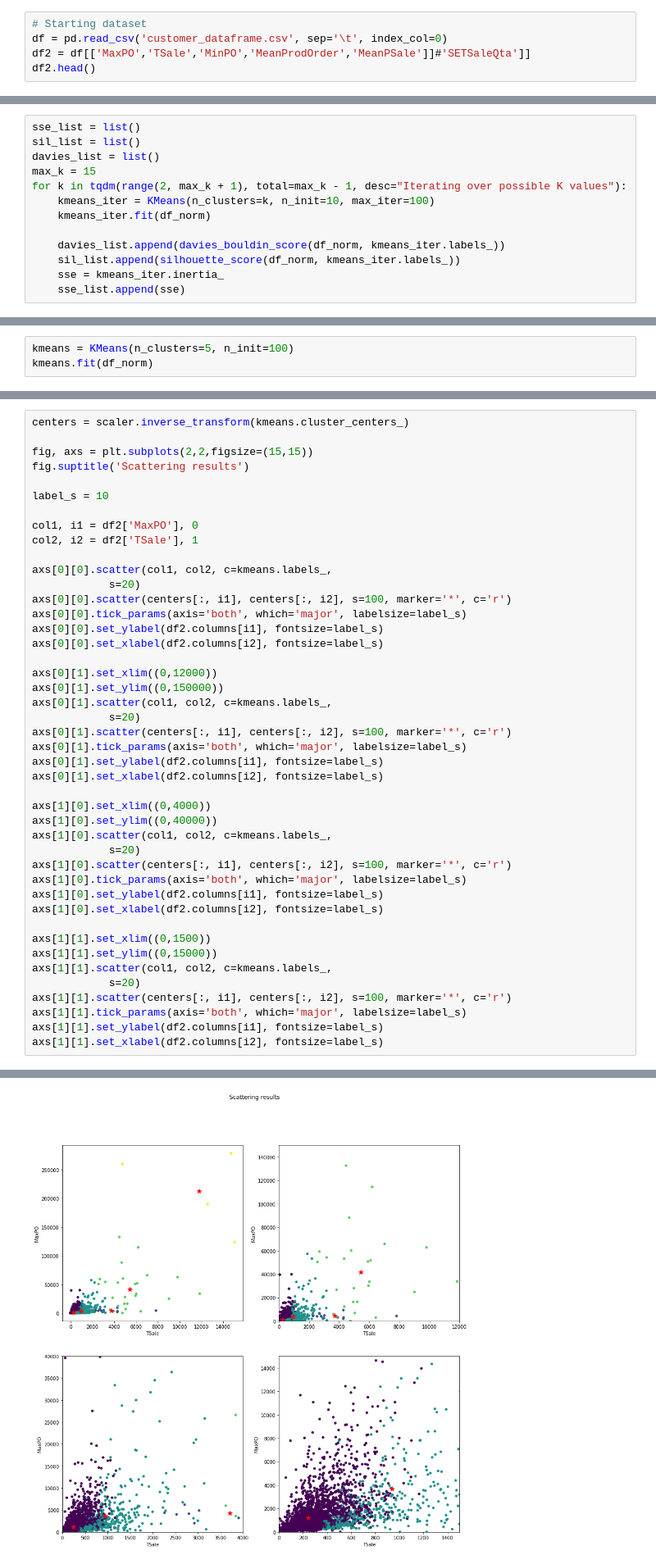
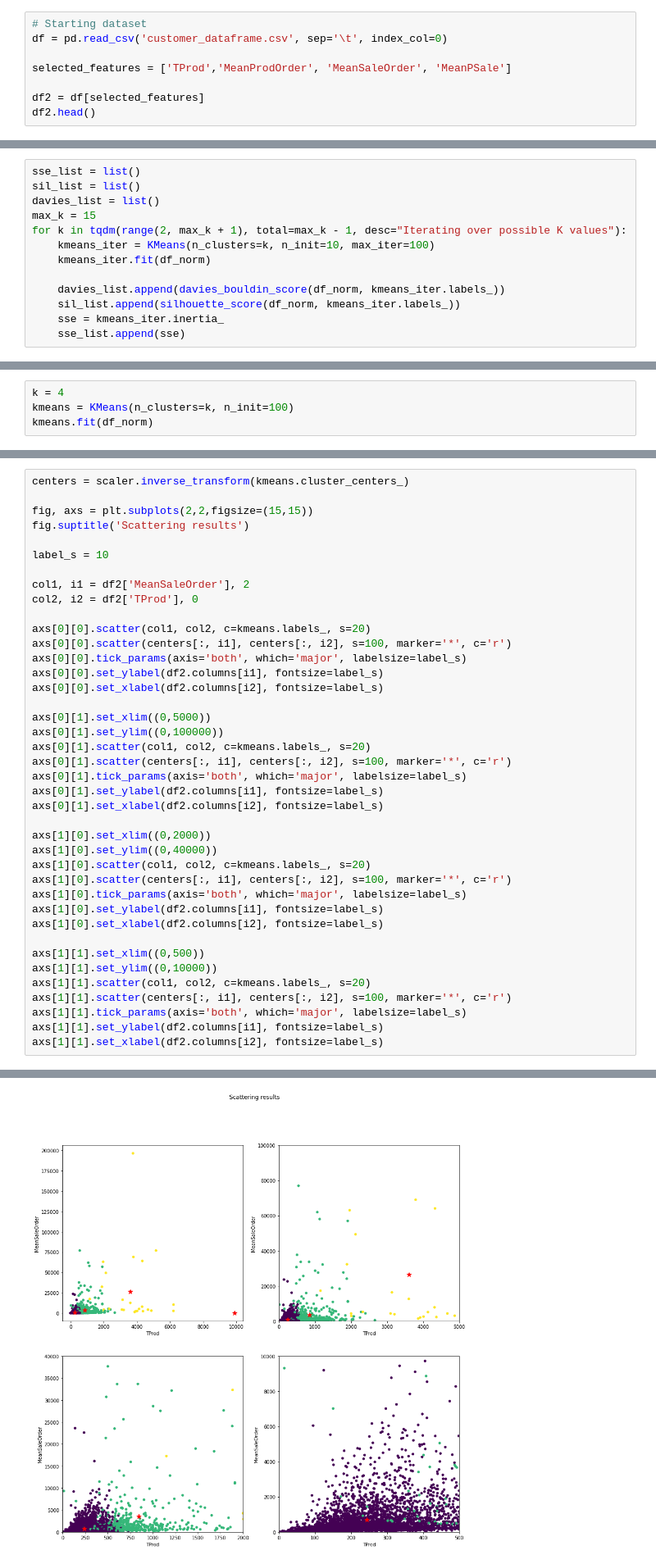
Before and after one commit to AlexPasqua/DM-project, a Jupyter notebook: DataClusteringKMeans.ipynb, the cells around one changed output, grey strips where cells are left out. Shown at 82% size. Drawn from its saved outputs; the diff is of its cells as text.

```diff
--- a/DataClusteringKMeans.ipynb
+++ b/DataClusteringKMeans.ipynb
@@ -11,6 +11,9 @@ from sklearn.decomposition import PCA
 # %%
 # Starting dataset
 df = pd.read_csv('customer_dataframe.csv', sep='\t', index_col=0)
-df2 = df[['MaxPO','TSale','MinPO','MeanProdOrder','MeanPSale']]#'SETSaleQta']]
+
+selected_features = ['TProd','MeanProdOrder', 'MeanSaleOrder', 'MeanPSale']
+
+df2 = df[selected_features]
 df2.head()
 # %% [output]
@@ -77,4 +86,5 @@ axs[2].tick_params(axis='both', which='major', labelsize=10)
 # %%
-kmeans = KMeans(n_clusters=5, n_init=100)
+k = 4
+kmeans = KMeans(n_clusters=k, n_init=100)
 kmeans.fit(df_norm)
 # %% [output]
@@ -101,38 +111,34 @@ fig.suptitle('Scattering results')
 
 label_s = 10
 
-col1, i1 = df2['MaxPO'], 0
-col2, i2 = df2['TSale'], 1
+col1, i1 = df2['MeanSaleOrder'], 2
+col2, i2 = df2['TProd'], 0
 
-axs[0][0].scatter(col1, col2, c=kmeans.labels_,
-            s=20)
+axs[0][0].scatter(col1, col2, c=kmeans.labels_, s=20)
 axs[0][0].scatter(centers[:, i1], centers[:, i2], s=100, marker='*', c='r')
 axs[0][0].tick_params(axis='both', which='major', labelsize=label_s)
 axs[0][0].set_ylabel(df2.columns[i1], fontsize=label_s)
 axs[0][0].set_xlabel(df2.columns[i2], fontsize=label_s)
 
-axs[0][1].set_xlim((0,12000))
-axs[0][1].set_ylim((0,150000))
-axs[0][1].scatter(col1, col2, c=kmeans.labels_,
-            s=20)
+axs[0][1].set_xlim((0,5000))
+axs[0][1].set_ylim((0,100000))
+axs[0][1].scatter(col1, col2, c=kmeans.labels_, s=20)
 axs[0][1].scatter(centers[:, i1], centers[:, i2], s=100, marker='*', c='r')
 axs[0][1].tick_params(axis='both', which='major', labelsize=label_s)
 axs[0][1].set_ylabel(df2.columns[i1], fontsize=label_s)
 axs[0][1].set_xlabel(df2.columns[i2], fontsize=label_s)
 
-axs[1][0].set_xlim((0,4000))
+axs[1][0].set_xlim((0,2000))
 axs[1][0].set_ylim((0,40000))
-axs[1][0].scatter(col1, col2, c=kmeans.labels_,
-            s=20)
+axs[1][0].scatter(col1, col2, c=kmeans.labels_, s=20)
 axs[1][0].scatter(centers[:, i1], centers[:, i2], s=100, marker='*', c='r')
 axs[1][0].tick_params(axis='both', which='major', labelsize=label_s)
 axs[1][0].set_ylabel(df2.columns[i1], fontsize=label_s)
 axs[1][0].set_xlabel(df2.columns[i2], fontsize=label_s)
 
-axs[1][1].set_xlim((0,1500))
-axs[1][1].set_ylim((0,15000))
-axs[1][1].scatter(col1, col2, c=kmeans.labels_,
-            s=20)
+axs[1][1].set_xlim((0,500))
+axs[1][1].set_ylim((0,10000))
+axs[1][1].scatter(col1, col2, c=kmeans.labels_, s=20)
 axs[1][1].scatter(centers[:, i1], centers[:, i2], s=100, marker='*', c='r')
 axs[1][1].tick_params(axis='both', which='major', labelsize=label_s)
 axs[1][1].set_ylabel(df2.columns[i1], fontsize=label_s)
@@ -142,4 +148,4 @@ Text(0.5, 0, 'TSale')
-[figure, old version]
+[figure, new version]
 # %%
 # normalized centers
 plt.figure(figsize=(8, 4))
```
Also changed, not shown: parts of 28 cells of this notebook, 4 other files.
